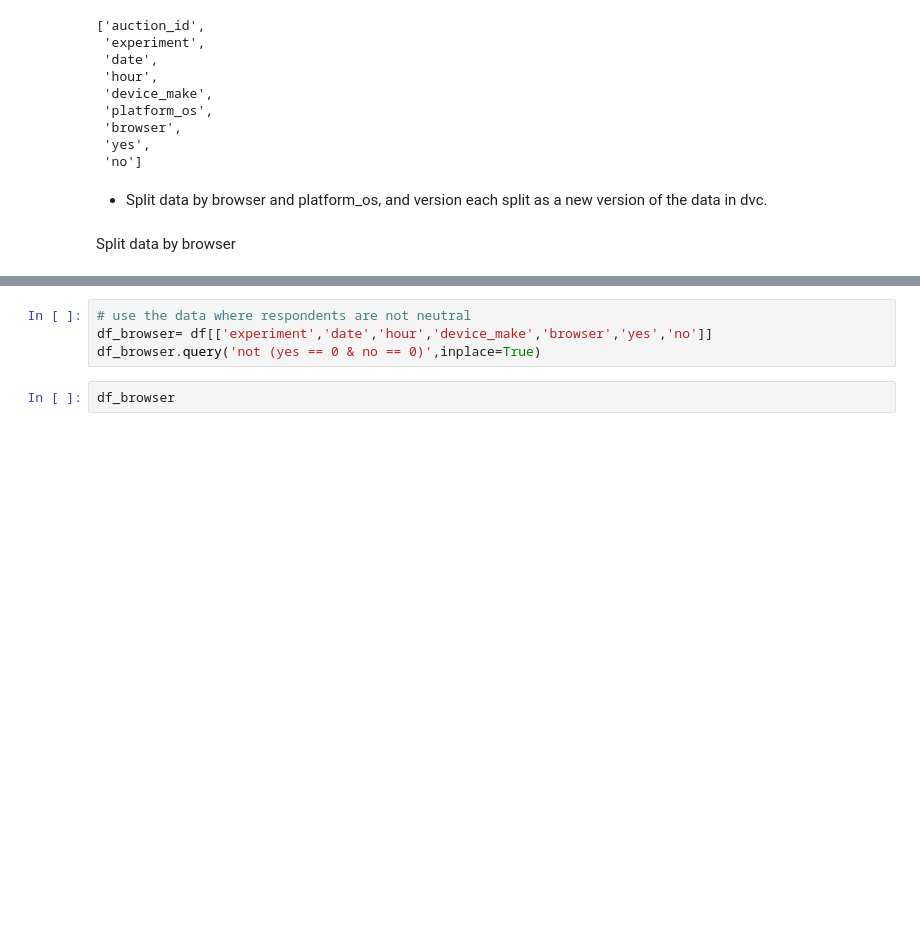
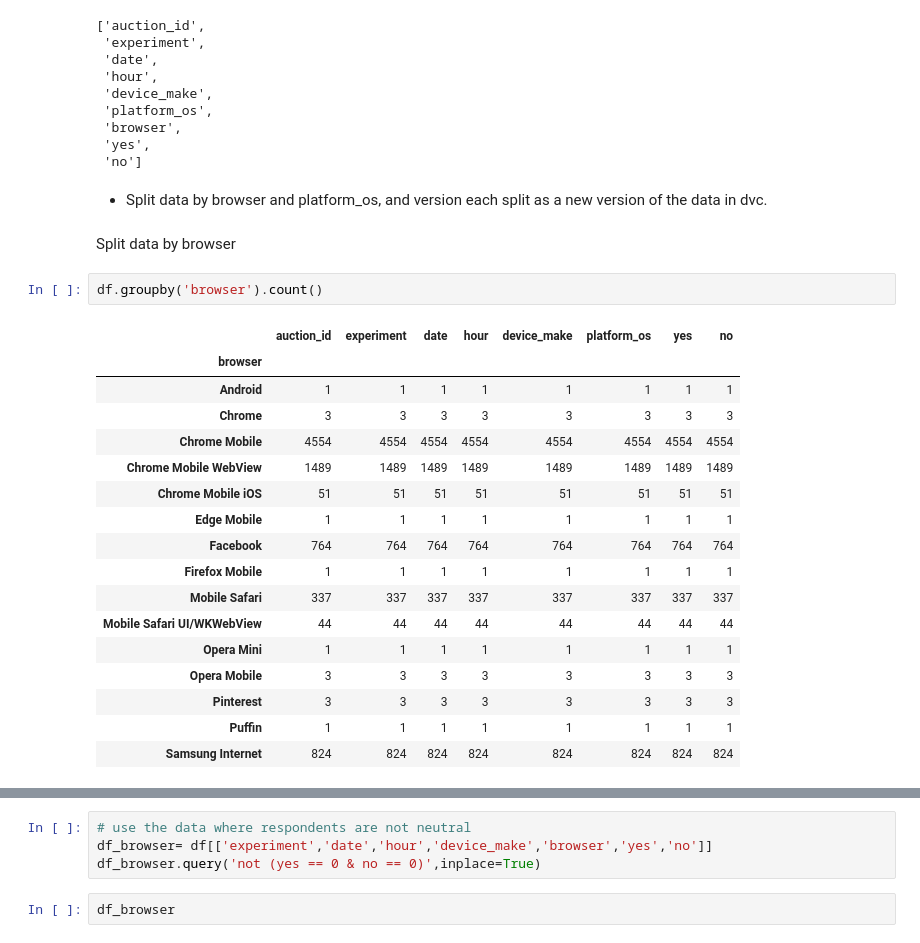
Before and after one commit to 10-Academy-Group-2/AB-Testing-Ad-campaign-performance-P, a Jupyter notebook: notebooks/abtest-mlops.ipynb, the cells around one changed output, grey strips where cells are left out. Drawn from its saved outputs; the diff is of its cells as text; blank space fills up the shorter version.

```diff
--- a/notebooks/abtest-mlops.ipynb
+++ b/notebooks/abtest-mlops.ipynb
@@ -90,3 +89,23 @@ df.columns.tolist()
 - Split data by browser and platform_os, and version each split as a new version of the data in dvc.
 # %% [markdown]
 Split data by browser
+# %%
+df.groupby('browser').count()
+# %% [output]
+|  | auction_id | experiment | date | hour | device_make | platform_os | yes | no |
+| browser |  |  |  |  |  |  |  |  |
+| Android | 1 | 1 | 1 | 1 | 1 | 1 | 1 | 1 |
+| Chrome | 3 | 3 | 3 | 3 | 3 | 3 | 3 | 3 |
+| Chrome Mobile | 4554 | 4554 | 4554 | 4554 | 4554 | 4554 | 4554 | 4554 |
+| Chrome Mobile WebView | 1489 | 1489 | 1489 | 1489 | 1489 | 1489 | 1489 | 1489 |
+| Chrome Mobile iOS | 51 | 51 | 51 | 51 | 51 | 51 | 51 | 51 |
+| Edge Mobile | 1 | 1 | 1 | 1 | 1 | 1 | 1 | 1 |
+| Facebook | 764 | 764 | 764 | 764 | 764 | 764 | 764 | 764 |
+| Firefox Mobile | 1 | 1 | 1 | 1 | 1 | 1 | 1 | 1 |
+| Mobile Safari | 337 | 337 | 337 | 337 | 337 | 337 | 337 | 337 |
+| Mobile Safari UI/WKWebView | 44 | 44 | 44 | 44 | 44 | 44 | 44 | 44 |
+| Opera Mini | 1 | 1 | 1 | 1 | 1 | 1 | 1 | 1 |
+| Opera Mobile | 3 | 3 | 3 | 3 | 3 | 3 | 3 | 3 |
+| Pinterest | 3 | 3 | 3 | 3 | 3 | 3 | 3 | 3 |
+| Puffin | 1 | 1 | 1 | 1 | 1 | 1 | 1 | 1 |
+| Samsung Internet | 824 | 824 | 824 | 824 | 824 | 824 | 824 | 824 |
```
Also changed, not shown: parts of 7 cells of this notebook, 7 other files.
